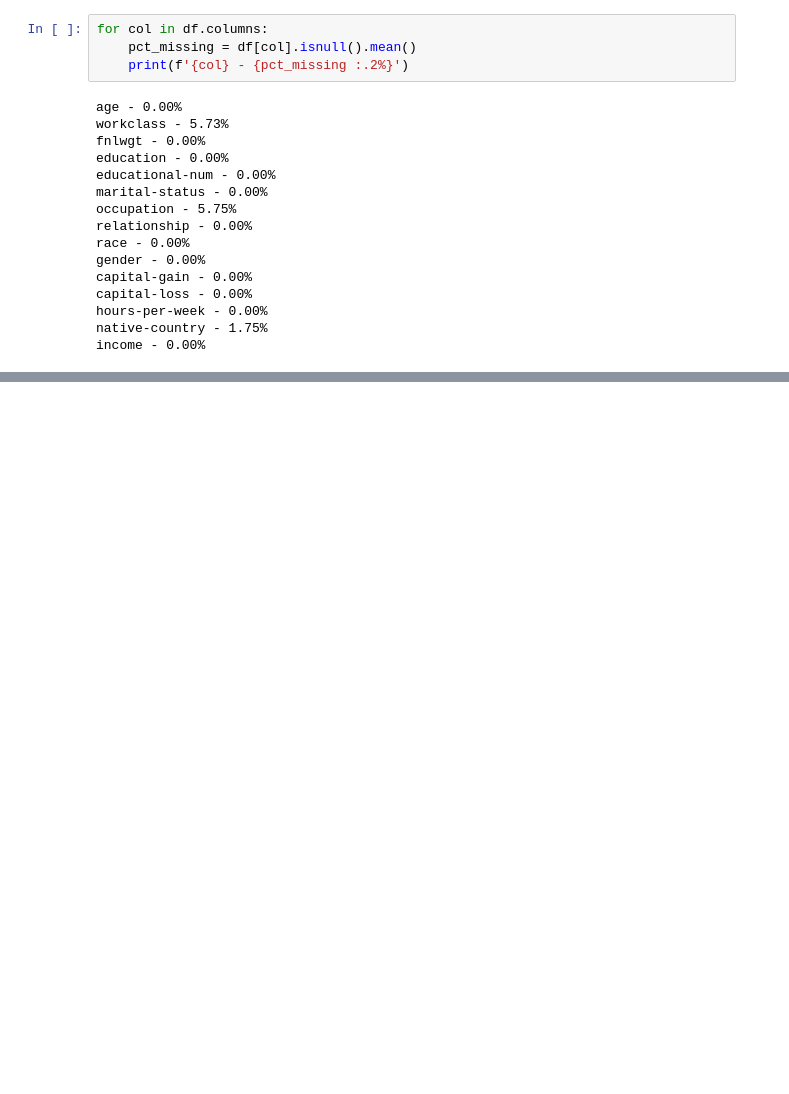
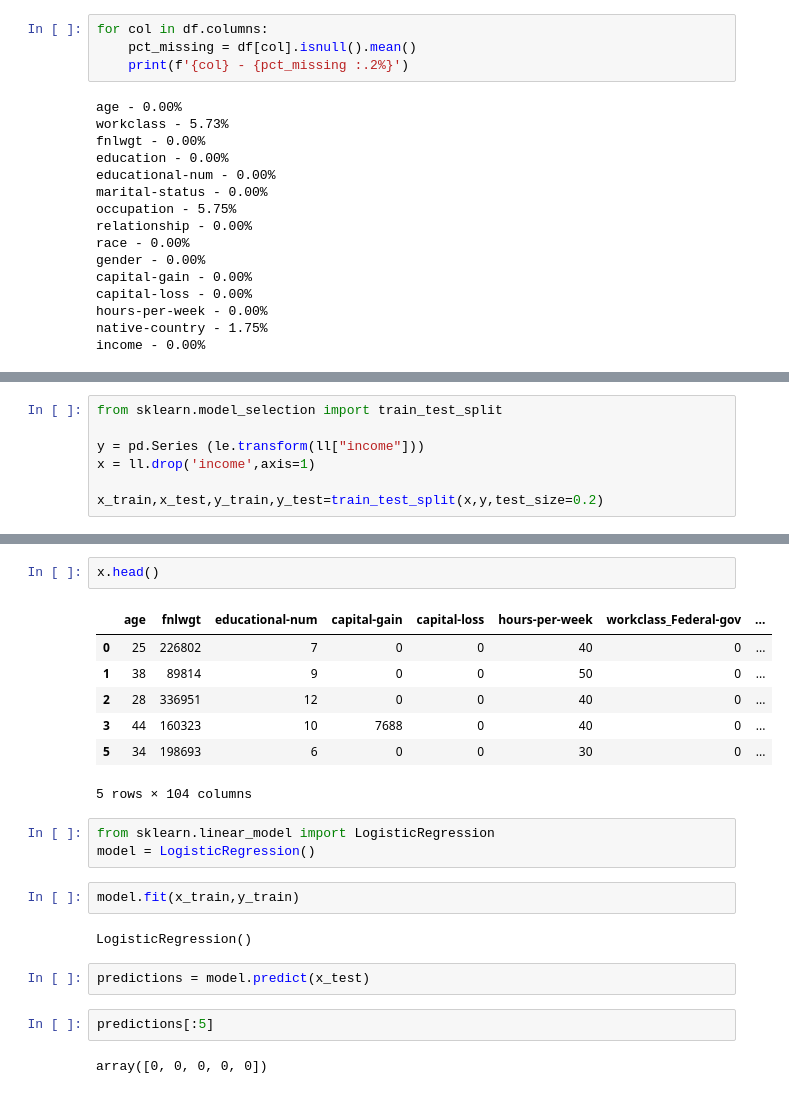
Before and after one commit to AMoty/DS_ML, a Jupyter notebook: DZ1.ipynb, the cells around one changed output, grey strips where cells are left out. Drawn from its saved outputs; the diff is of its cells as text; blank space fills up the shorter version.

Commit message:
Regression_SVM

```diff
--- a/DZ1.ipynb
+++ b/DZ1.ipynb
@@ -221,0 +132,7 @@ ax = ll['income'].value_counts(normalize= True).plot(kind = 'bar', color = ['k',
+# %%
+from sklearn.model_selection import train_test_split
+
+y = pd.Series (le.transform(ll["income"]))
+x = ll.drop('income',axis=1)
+
+x_train,x_test,y_train,y_test=train_test_split(x,y,test_size=0.2)
@@ -221,0 +148,23 @@ ax = ll['income'].value_counts(normalize= True).plot(kind = 'bar', color = ['k',
+# %%
+x.head()
+# %% [output]
+|  | age | fnlwgt | educational-num | capital-gain | capital-loss | hours-per-week | workclass_Federal-gov | ... |
+| 0 | 25 | 226802 | 7 | 0 | 0 | 40 | 0 | ... |
+| 1 | 38 | 89814 | 9 | 0 | 0 | 50 | 0 | ... |
+| 2 | 28 | 336951 | 12 | 0 | 0 | 40 | 0 | ... |
+| 3 | 44 | 160323 | 10 | 7688 | 0 | 40 | 0 | ... |
+| 5 | 34 | 198693 | 6 | 0 | 0 | 30 | 0 | ... |
+5 rows × 104 columns
+# %%
+from sklearn.linear_model import LogisticRegression
+model = LogisticRegression()
+# %%
+model.fit(x_train,y_train)
+# %% [output]
+LogisticRegression()
+# %%
+predictions = model.predict(x_test)
+# %%
+predictions[:5]
+# %% [output]
+array([0, 0, 0, 0, 0])
```
Also changed, not shown: parts of 53 cells of this notebook.
